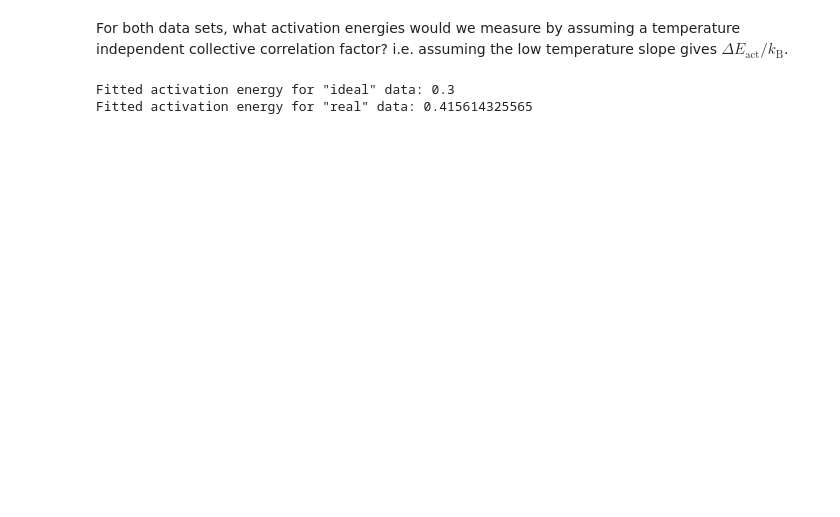
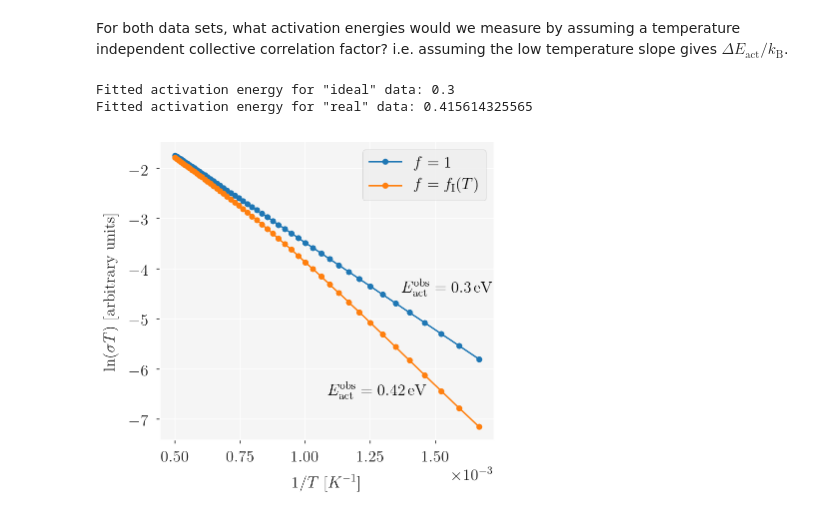
Before and after one commit to bjmorgan/garnet-lgmc-data, a Jupyter notebook: analysis/garnet_LGMC.ipynb, the cells around one changed output. Cells and saved outputs as stored; diff of their text form; code cells hidden in the pictures; blank space fills up the shorter version.

Commit message:
Added activation energy labels to Arrhenius plot

```diff
--- a/analysis/garnet_LGMC.ipynb
+++ b/analysis/garnet_LGMC.ipynb
@@ -550,13 +540,25 @@ For both data sets, what activation energies would we measure by assuming a temp
 # %%
 from scipy.stats import linregress
 ideal_slope, ideal_intercept = linregress( inverse_temp[:10], ideal_conductivity[:10] )[0:2]
-E_act_observed = -ideal_slope * k_B
-print( "Fitted activation energy for \"ideal\" data:", E_act_observed )
+E_act_observed_ideal = -ideal_slope * k_B
+print( "Fitted activation energy for \"ideal\" data:", E_act_observed_ideal )
 actual_low_temp_slope, actual_intercept = linregress( inverse_temp[:25], actual_conductivity[:25] )[0:2]
-E_act_observed = -actual_low_temp_slope * k_B
-print( "Fitted activation energy for \"real\" data:", E_act_observed )
+E_act_observed_actual = -actual_low_temp_slope * k_B
+print( "Fitted activation energy for \"real\" data:", E_act_observed_actual )
 # %% [output]
 Fitted activation energy for "ideal" data: 0.3
 Fitted activation energy for "real" data: 0.415614325565
+# %%
+fig, axs = plt.subplots(1,1, figsize=(6,5.5))
+axs.plot( inverse_temp, ideal_conductivity, 'o-', label=r"$f=1$" )
+axs.plot( inverse_temp, actual_conductivity, 'o-', label=r"$f=f_\mathrm{I}(T)$" )
+axs.set_xlabel(r"$1/T$ [$K^{-1}$]")
+axs.set_ylabel(r"$\ln(\sigma T)$ [arbitrary units]")
+axs.legend()
+axs.text(1/730,-4.55,r"$E_\mathrm{{act}}^\mathrm{{obs}}={}\,\mathrm{{eV}}$".format(E_act_observed_ideal.round(1)) )
+axs.text(1/920,-6.6,r"$E_\mathrm{{act}}^\mathrm{{obs}}={}\,\mathrm{{eV}}$".format(E_act_observed_actual.round(2)) )
+fig.savefig( filename = '../figures/arrhenius_example.pdf' )
+# %% [output]
+[figure, added]
 # %%
 plt.close('all')
```
Also changed, not shown: parts of 1 cell of this notebook, 1 other file.
